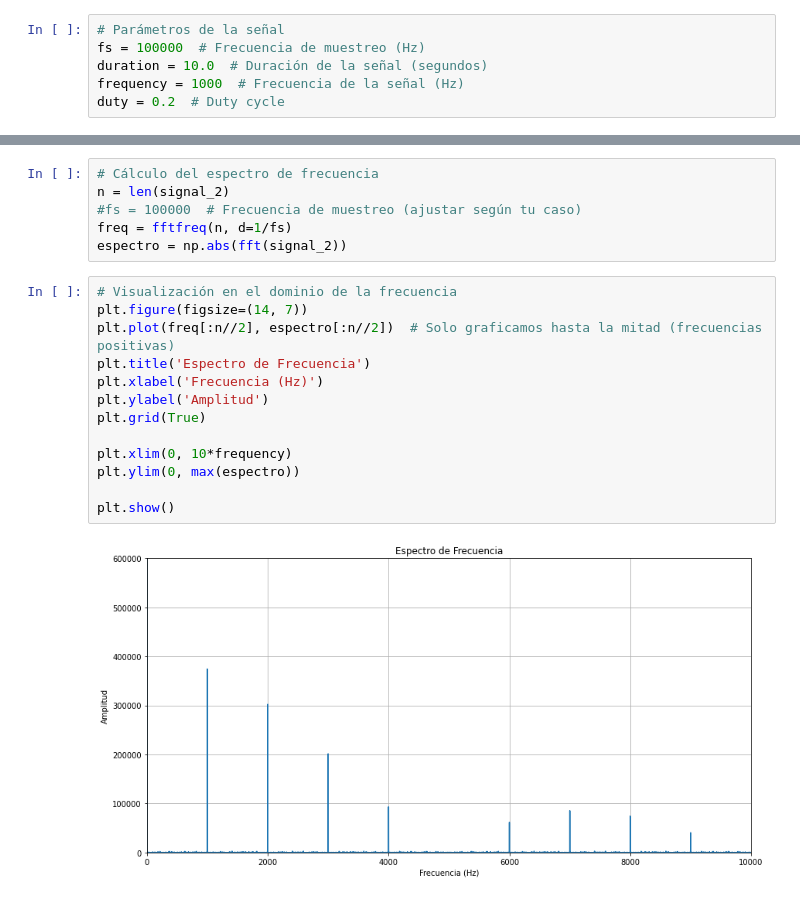
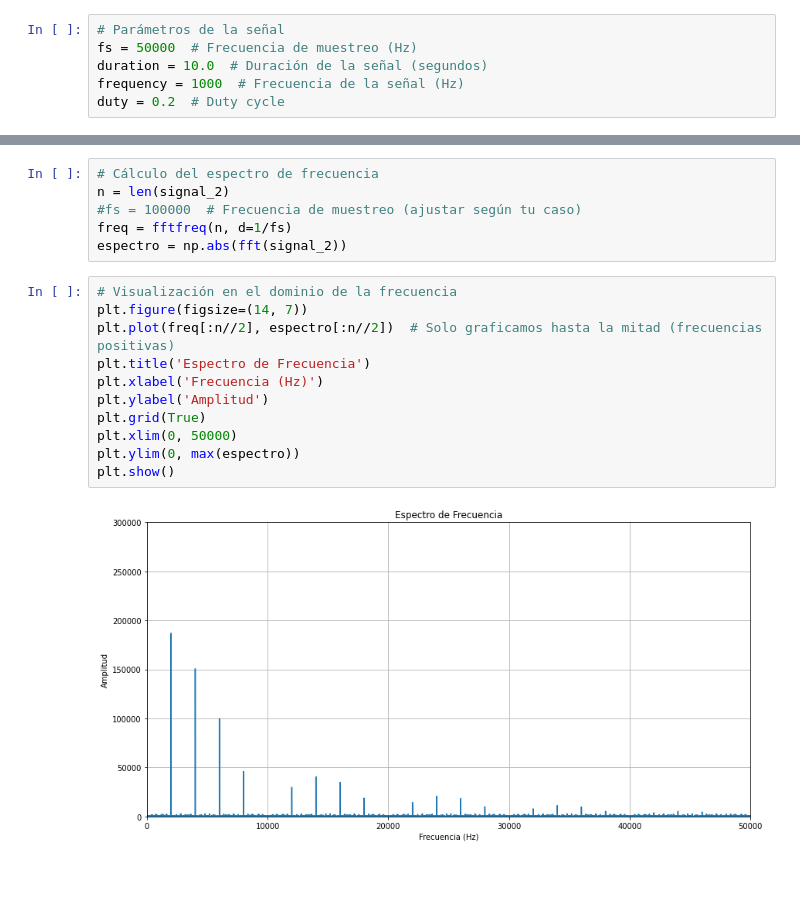
Before and after one commit to facundorosales96/TP_BLUEPILL_EAL, a Jupyter notebook: generar_señal.ipynb, the cells around one changed output, grey strips where cells are left out. Cells and saved outputs as stored; diff of their text form; blank space fills up the shorter version.

```diff
--- a/generar_señal.ipynb
+++ b/generar_señal.ipynb
@@ -11,7 +11,7 @@ from scipy.fft import fft, fftfreq, fftshift, ifft
 from IPython.display import Audio
 # %%
 # Parámetros de la señal
-fs = 100000  # Frecuencia de muestreo (Hz)
+fs = 50000  # Frecuencia de muestreo (Hz)
 duration = 10.0  # Duración de la señal (segundos)
 frequency = 1000  # Frecuencia de la señal (Hz)
 duty = 0.2  # Duty cycle
@@ -53,15 +83,13 @@ espectro = np.abs(fft(signal_2))
 # %%
 # Visualización en el dominio de la frecuencia
 plt.figure(figsize=(14, 7))
 plt.plot(freq[:n//2], espectro[:n//2])  # Solo graficamos hasta la mitad (frecuencias positivas)
 plt.title('Espectro de Frecuencia')
 plt.xlabel('Frecuencia (Hz)')
 plt.ylabel('Amplitud')
 plt.grid(True)
-
-plt.xlim(0, 10*frequency)
+plt.xlim(0, 50000)
 plt.ylim(0, max(espectro))
-
 plt.show()
 # %% [output]
-[figure, old version]
+[figure, new version]
```
Also changed, not shown: parts of 4 cells of this notebook, 3 other files.
